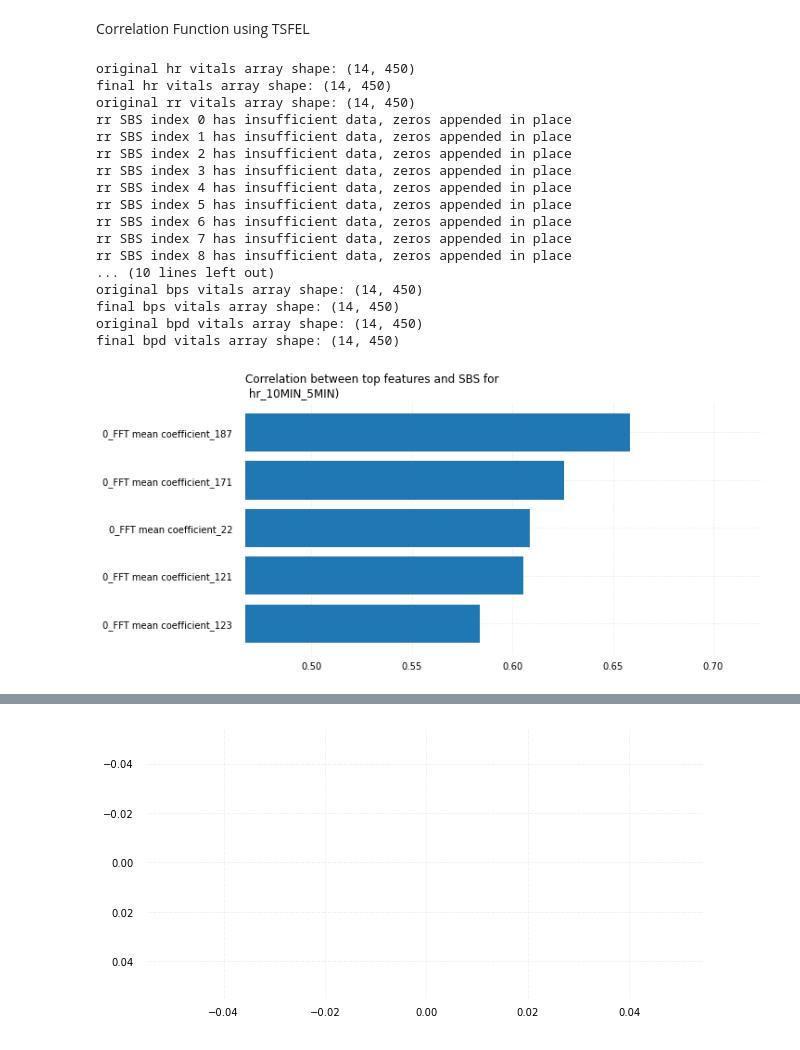
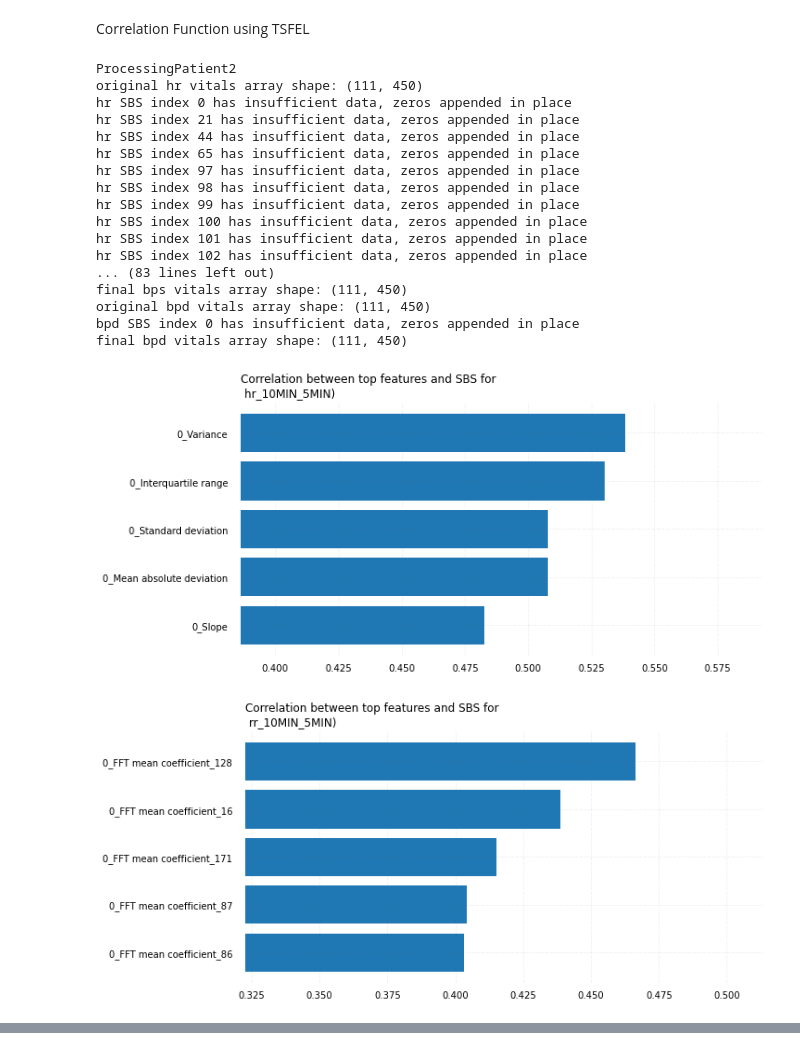
Before and after one commit to fyng/PedAccel, a Jupyter notebook: data_analysis/PythonPipeline/Visualizations/Vitals_Correlations.ipynb, the cells around one changed output, grey strips where cells are left out. Saved outputs shown, nothing was run; the diff lists cells and outputs as text; code cells hidden in the pictures.

Commit message:
preprocess for accel updated for vitals SBS

```diff
--- a/data_analysis/PythonPipeline/Visualizations/Vitals_Correlations.ipynb
+++ b/data_analysis/PythonPipeline/Visualizations/Vitals_Correlations.ipynb
@@ -133,7 +133,7 @@ for patient in os.listdir(data_dir):
     patient_dir = os.path.join(data_dir, patient)
     if os.path.isdir(patient_dir):
        # data_filepath_accel = os.path.join(patient_dir, f'{patient}_{lead_time}MIN_{slice_size_min - lead_time}MIN.mat')
-        data_filepath_vitals = os.path.join(patient_dir, f'{patient}_SICKBAY_{lead_time}MIN_{slice_size_min - lead_time}MIN.mat')
+        data_filepath_vitals = os.path.join(patient_dir, f'{patient}_SICKBAY_{lead_time}MIN_{slice_size_min - lead_time}MIN_Validated_Stim.mat')
 
        # accel_data = loadmat(data_filepath_accel)
        # x_mag = accel_data["x_mag"]
@@ -148,49 +148,53 @@ for patient in os.listdir(data_dir):
         temp_bpd = vitals_data['blood_pressure_diastolic']
         vitals_SBS = vitals_data['sbs'].flatten()
         hr = []
         rr = []
         SpO2 = []
         bpm = []
         bps = []
         bpd = []
         vitals_list = [hr,rr,SpO2,bpm,bps,bpd]
         vitals_names = ['hr','rr','spo2','bpm','bps','bpd']
         temp_vitals = [temp_hr,temp_rr, temp_SpO2,temp_bpm,temp_bps,temp_bpd]
 
         flag_list = [0] * (int)(sr * 60 * slice_size_min) #generate a list to insert in place of invalid data,
         #this list serves as a flag for a window to ignore in the box plot function
 
 
         for j in range(len(vitals_list)): #go through every vitals metric
             print(f'original {vitals_names[j]} vitals array shape: {np.array(temp_vitals[j]).shape} ')
             for i in range(len(vitals_SBS)): #go through every SBS score for each vitals metric
                 if (Filtering.checkVitals(temp_vitals[j][i], slice_size_min, vitals_names[j])): #check the data in a single window
                     vitals_list[j].append(temp_vitals[j][i]) #append that single window data to the 2D hr,rr,spo2,bpm,bps,bpd arrays if that window's data is valid
                 else:
                     vitals_list[j].append(flag_list) #append an array of zeros for window number i for the jth vitals metric if the data is invalid(i.e. too many NaN points)
                     print(f'{vitals_names[j]} SBS index {i} has insufficient data, zeros appended in place')
             print(f'final {vitals_names[j]} vitals array shape: {np.array(vitals_list[j]).shape}') #should be the number of SBS scores by the number of samples in a window
 
 
+
         for signal, name in zip(vitals_list, vitals_names):
+            mean_val = np.mean(signal)
             if len(signal) != 0:
-                pearson_corr_vitals_sbs(signal, vitals_SBS, name, lead_time, slice_size_min)
+                if mean_val != 0:
+                    pearson_corr_vitals_sbs(signal, vitals_SBS, name, lead_time, slice_size_min)
 # %% [output]
-original hr vitals array shape: (14, 450)
-final hr vitals array shape: (14, 450)
-original rr vitals array shape: (14, 450)
-rr SBS index 0 has insufficient data, zeros appended in place
-rr SBS index 1 has insufficient data, zeros appended in place
-rr SBS index 2 has insufficient data, zeros appended in place
-rr SBS index 3 has insufficient data, zeros appended in place
-rr SBS index 4 has insufficient data, zeros appended in place
-rr SBS index 5 has insufficient data, zeros appended in place
-rr SBS index 6 has insufficient data, zeros appended in place
-rr SBS index 7 has insufficient data, zeros appended in place
-rr SBS index 8 has insufficient data, zeros appended in place
-... (10 lines left out)
-original bps vitals array shape: (14, 450)
-final bps vitals array shape: (14, 450)
-original bpd vitals array shape: (14, 450)
-final bpd vitals array shape: (14, 450)
+ProcessingPatient2
+original hr vitals array shape: (111, 450)
+hr SBS index 0 has insufficient data, zeros appended in place
+hr SBS index 21 has insufficient data, zeros appended in place
+hr SBS index 44 has insufficient data, zeros appended in place
+hr SBS index 65 has insufficient data, zeros appended in place
+hr SBS index 97 has insufficient data, zeros appended in place
+hr SBS index 98 has insufficient data, zeros appended in place
+hr SBS index 99 has insufficient data, zeros appended in place
+hr SBS index 100 has insufficient data, zeros appended in place
+hr SBS index 101 has insufficient data, zeros appended in place
+hr SBS index 102 has insufficient data, zeros appended in place
+... (83 lines left out)
+final bps vitals array shape: (111, 450)
+original bpd vitals array shape: (111, 450)
+bpd SBS index 0 has insufficient data, zeros appended in place
+final bpd vitals array shape: (111, 450)
-[figure, old version]
+[figure, new version]
+[figure, new version]
@@ -198 +221,0 @@ ValueError: min() arg is an empty sequence
-[figure, old version]
```
Also changed, not shown: parts of 1 cell of this notebook, 8 other files.
